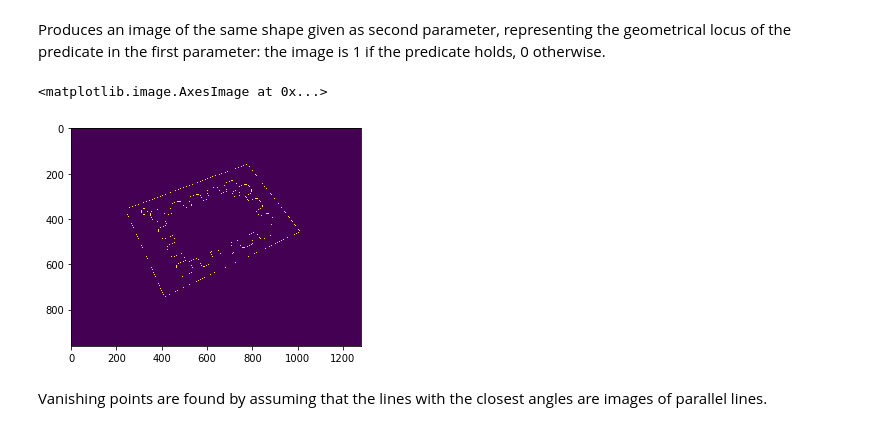
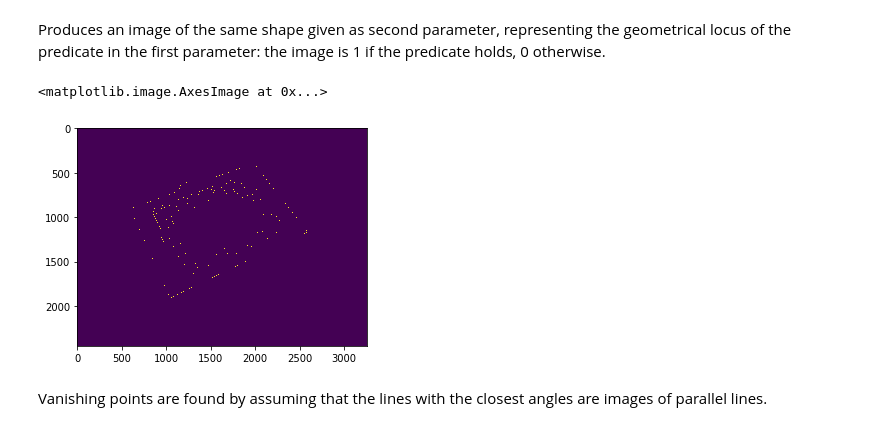
Before and after one commit to arnabdeypolimi/IACV, a Jupyter notebook: Vanishing point detection.ipynb, the cells around one changed output. Drawn from its saved outputs; the diff is of its cells as text; code cells hidden in the pictures.

```diff
--- a/Vanishing point detection.ipynb
+++ b/Vanishing point detection.ipynb
@@ -54,15 +54,15 @@ def find_table(pic):
     disk = skimage.morphology.disk(8)
     return skimage.morphology.binary_closing(largestmask, selem=disk)
 # %%
-pic = plt.imread("pics2/04.JPG")
+pic = plt.imread("pics2/01.jpg")
 
 tablemask = find_table(pic)
 cannypic = skimage.feature.canny(tablemask)
 plt.figure('canny')
 plt.imshow(cannypic)
 # %% [output]
 <matplotlib.image.AxesImage at 0x...>
-[figure, old version]
+[figure, new version]
 # %%
 hres = skimage.transform.hough_line(cannypic)
 threshold = 0.1*np.max(hres[0])
```
Also changed, not shown: parts of 2 cells of this notebook, 17 other files.
